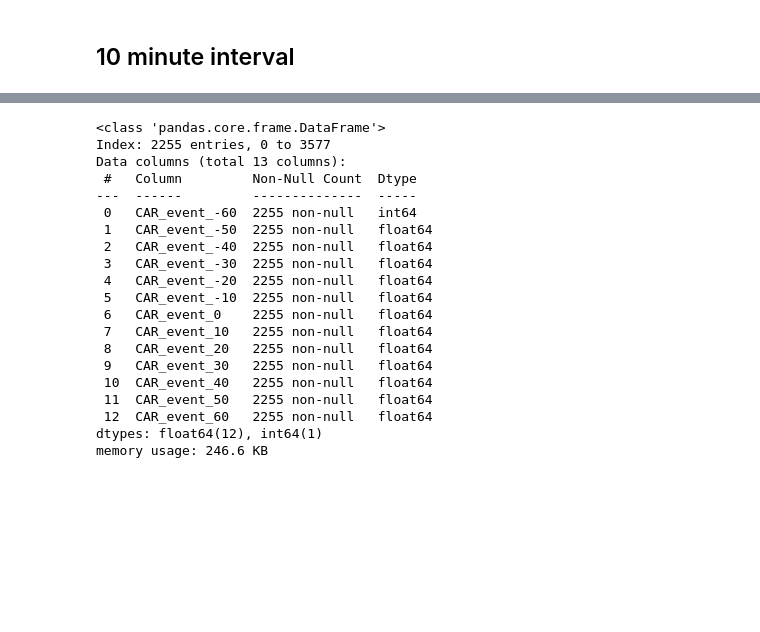
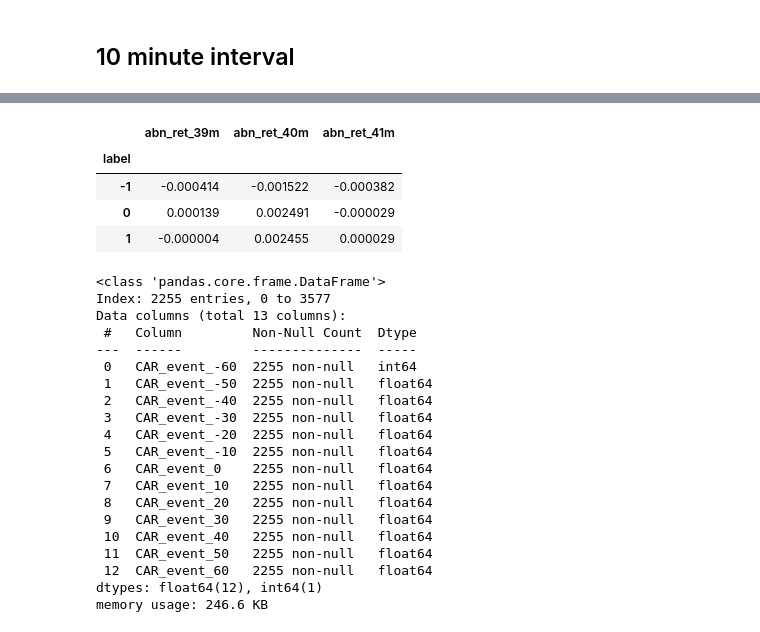
Before and after one commit to antaechan/dart-sentiment-analysis, a Jupyter notebook: analysis/EDA_after_telegram_kind_log.ipynb, the cells around one changed output, grey strips where cells are left out. Saved outputs shown, nothing was run; the diff lists cells and outputs as text; code cells hidden in the pictures; blank space fills up the shorter version.

```diff
--- a/analysis/EDA_after_telegram_kind_log.ipynb
+++ b/analysis/EDA_after_telegram_kind_log.ipynb
@@ -615,3 +657,13 @@ df_with_returns = df_with_returns.dropna()
+# %%
+df_with_returns.groupby('label')[
+    ['abn_ret_39m', 'abn_ret_40m', 'abn_ret_41m']
+].mean()
+# %% [output]
+|  | abn_ret_39m | abn_ret_40m | abn_ret_41m |
+| label |  |  |  |
+| -1 | -0.000414 | -0.001522 | -0.000382 |
+| 0 | 0.000139 | 0.002491 | -0.000029 |
+| 1 | -0.000004 | 0.002455 | 0.000029 |
 # %%
 # SAFER version: only create CAR_event columns for which all referenced abn_ret columns exist.
 import numpy as np
```
Also changed, not shown: parts of 5 cells of this notebook, 3 other files.
